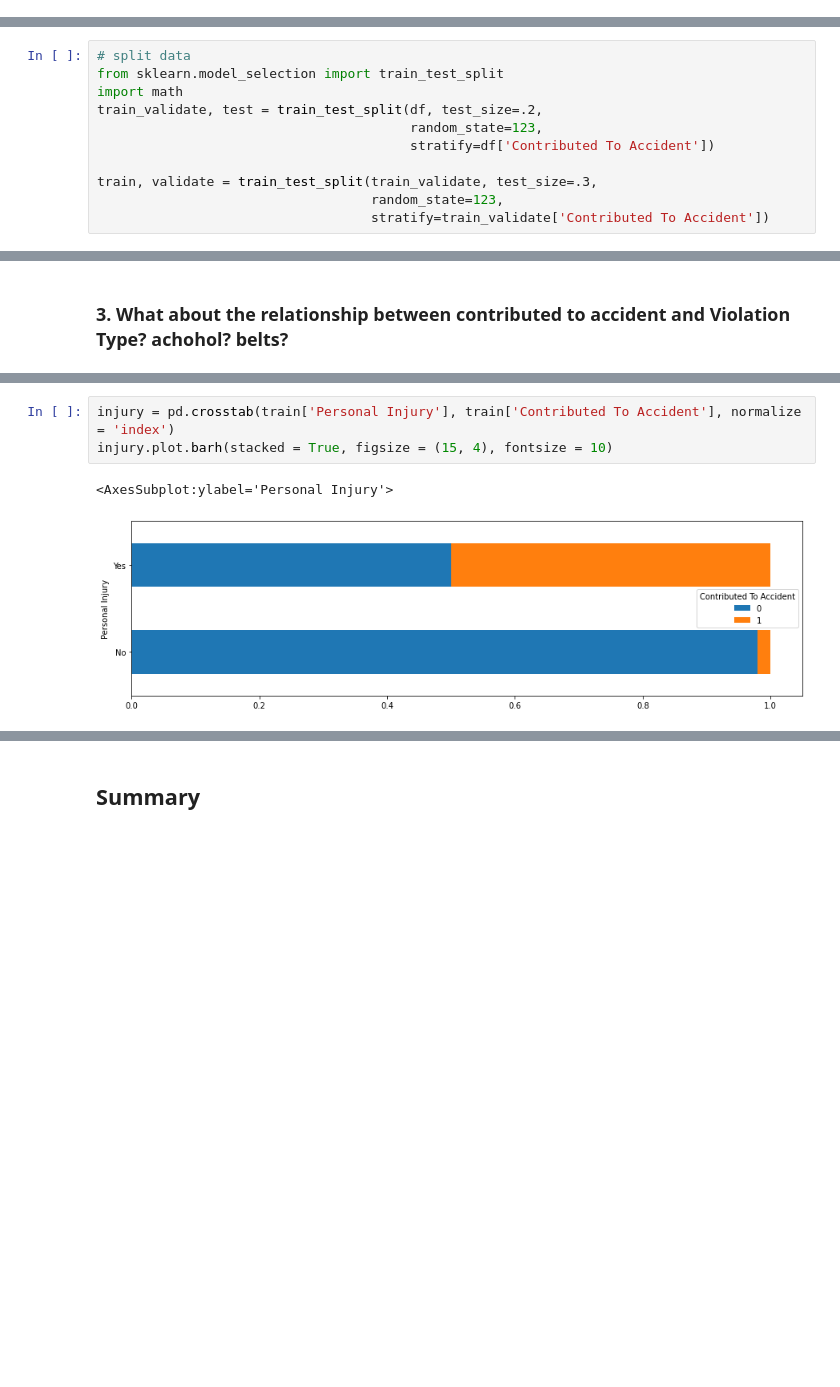
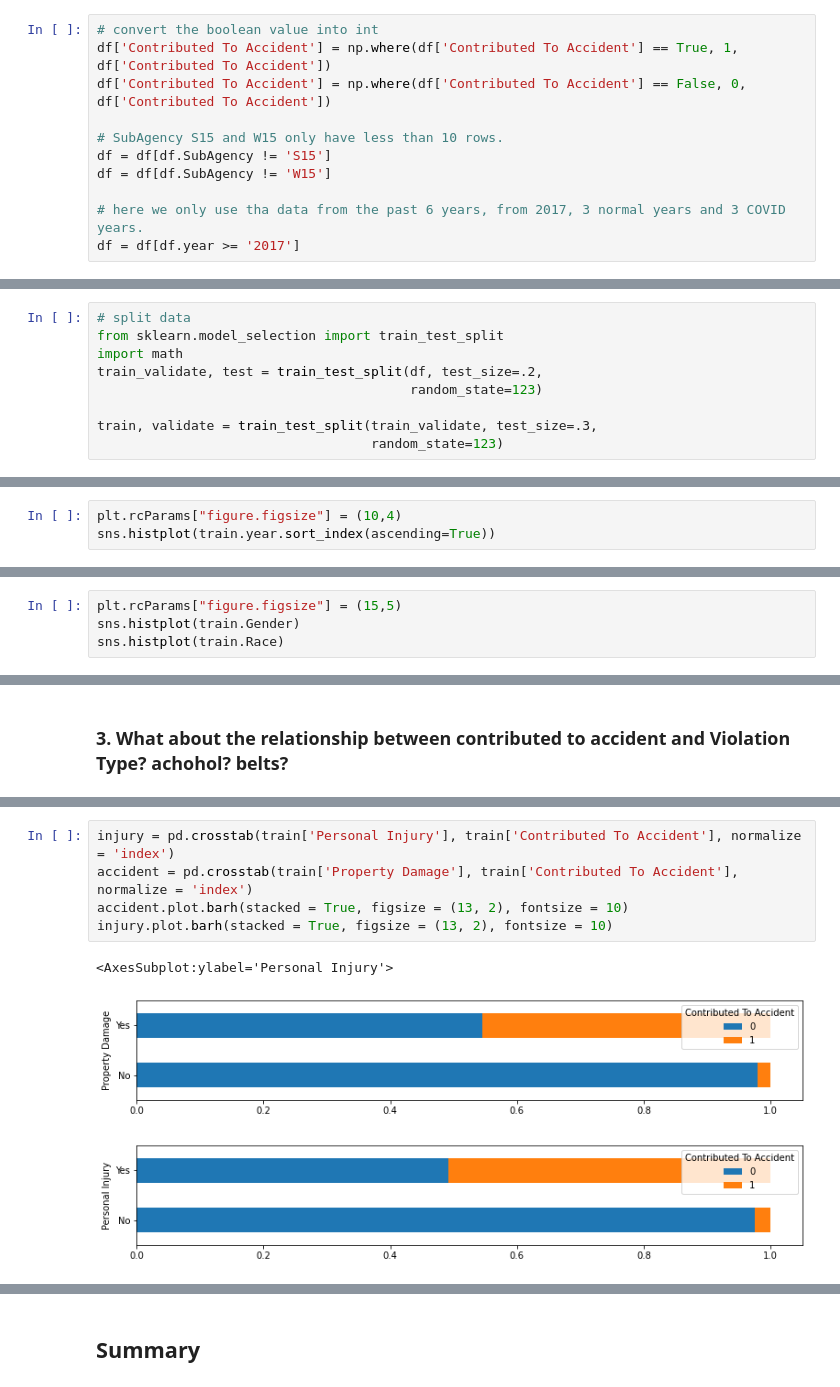
Before and after one commit to Chenchen070/Individual_project, a Jupyter notebook: traffic_violation_contributed_to_accident.ipynb, the cells around one changed output, grey strips where cells are left out. Saved outputs shown, nothing was run; the diff lists cells and outputs as text; blank space fills up the shorter version.

```diff
--- a/traffic_violation_contributed_to_accident.ipynb
+++ b/traffic_violation_contributed_to_accident.ipynb
@@ -100,0 +115,11 @@ df['Contributed To Accident'] = np.where(df['Contributed To Accident'] == False,
+# %%
+# convert the boolean value into int
+df['Contributed To Accident'] = np.where(df['Contributed To Accident'] == True, 1, df['Contributed To Accident'])
+df['Contributed To Accident'] = np.where(df['Contributed To Accident'] == False, 0, df['Contributed To Accident'])
+
+# SubAgency S15 and W15 only have less than 10 rows.
+df = df[df.SubAgency != 'S15']
+df = df[df.SubAgency != 'W15']
+
+# here we only use tha data from the past 6 years, from 2017, 3 normal years and 3 COVID years.
+df = df[df.year >= '2017']
@@ -103,13 +151,14 @@ df['Contributed To Accident'] = np.where(df['Contributed To Accident'] == False,
 from sklearn.model_selection import train_test_split
 import math
 train_validate, test = train_test_split(df, test_size=.2,
-                                        random_state=123,
-                                        stratify=df['Contributed To Accident'])
+                                        random_state=123)
 
 train, validate = train_test_split(train_validate, test_size=.3,
-                                   random_state=123,
-                                   stratify=train_validate['Contributed To Accident'])
+                                   random_state=123)
 # %% [markdown]
 ## Data Explore
 # %% [markdown]
 ### 1. Does contributed to accident happened related to the hour? day of week? month? year?
+# %%
+plt.rcParams["figure.figsize"] = (10,4)
+sns.histplot(train.year.sort_index(ascending=True))
@@ -143,2 +205,6 @@ We reject the null hypothesis, they are dependent.
 # %% [markdown]
 ### 2. Does contributed to accident relate to race and gender?
+# %%
+plt.rcParams["figure.figsize"] = (15,5)
+sns.histplot(train.Gender)
+sns.histplot(train.Race)
@@ -202,6 +275,9 @@ We reject the null hypothesis, they are dependent.
 # %%
 injury = pd.crosstab(train['Personal Injury'], train['Contributed To Accident'], normalize = 'index')
-injury.plot.barh(stacked = True, figsize = (15, 4), fontsize = 10)
+accident = pd.crosstab(train['Property Damage'], train['Contributed To Accident'], normalize = 'index')
+accident.plot.barh(stacked = True, figsize = (13, 2), fontsize = 10)
+injury.plot.barh(stacked = True, figsize = (13, 2), fontsize = 10)
 # %% [output]
 <AxesSubplot:ylabel='Personal Injury'>
-[figure, old version]
+[figure, new version]
+[figure, added]
```
Also changed, not shown: parts of 88 cells of this notebook.
